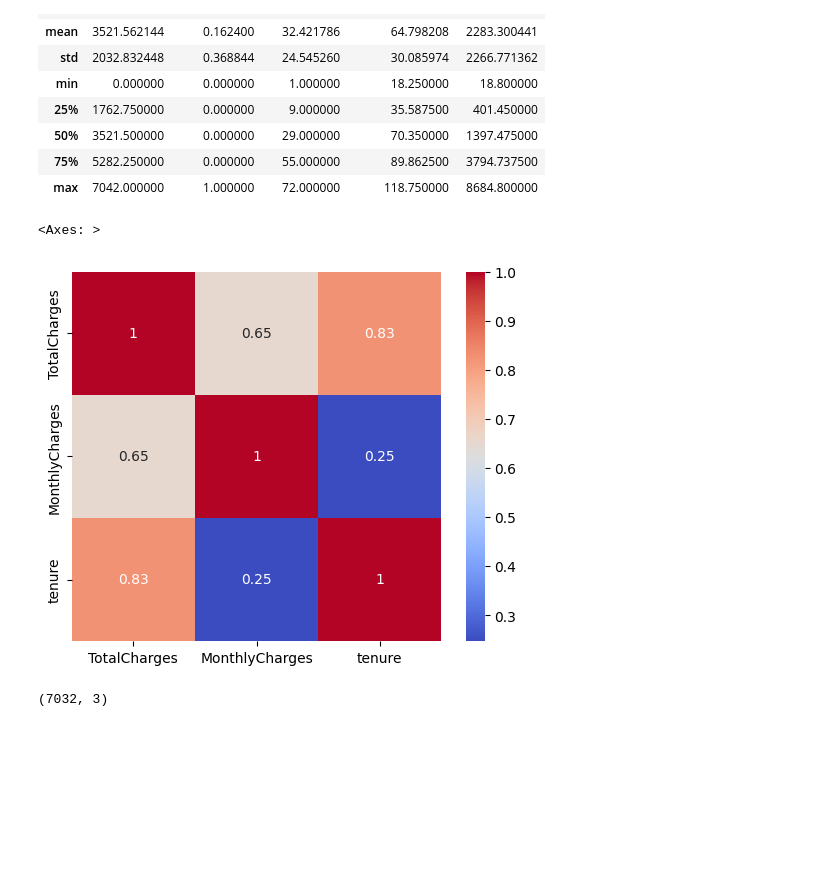
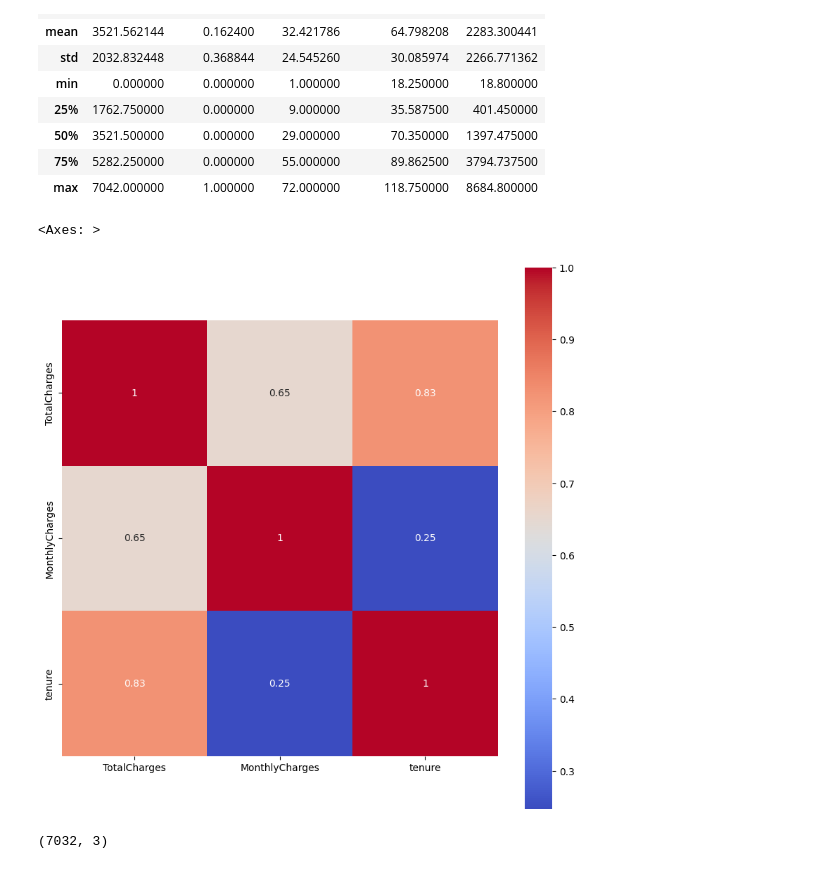
Before and after one commit to KosalChansothay/Customer-Churn-Project, a Jupyter notebook: code.ipynb, the cells around one changed output. Drawn from its saved outputs; the diff is of its cells as text; code cells hidden in the pictures; blank space fills up the shorter version.

Commit message:
Fix the size of the figure

```diff
--- a/code.ipynb
+++ b/code.ipynb
@@ -248,10 +248,11 @@ data1.describe()
 col = ['TotalCharges', 'MonthlyCharges', 'tenure']
 data2 = data1[col]
 # %%
+plt.figure(figsize=(10, 10))
 sns.heatmap(data2.corr(method="pearson"), annot=True, square=True, cmap='coolwarm')
 # %% [output]
 <Axes: >
-[figure, old version]
+[figure, new version]
 # %%
 y = data2.TotalCharges
 x = data2.drop(columns=['TotalCharges'], axis=1)
```
Also changed, not shown: parts of 9 cells of this notebook.
